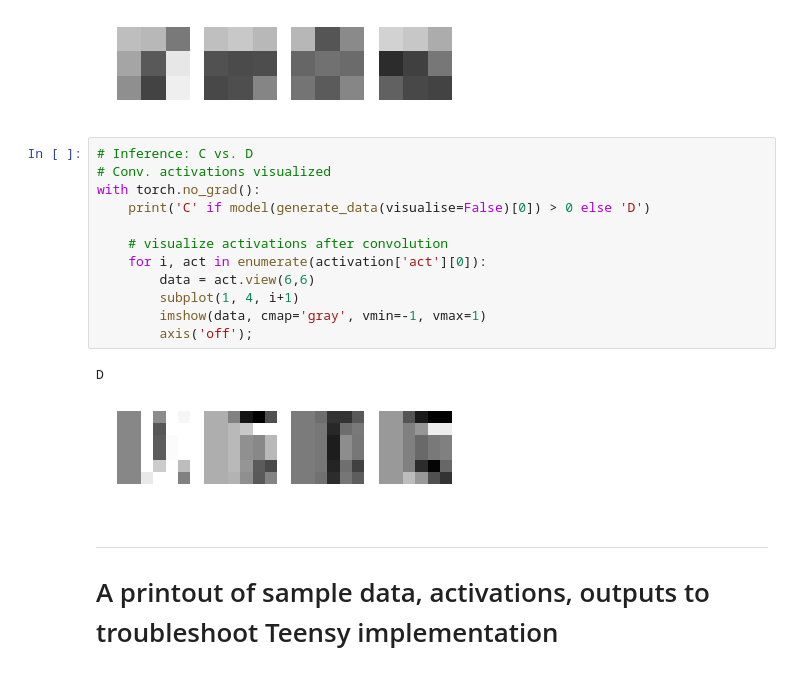
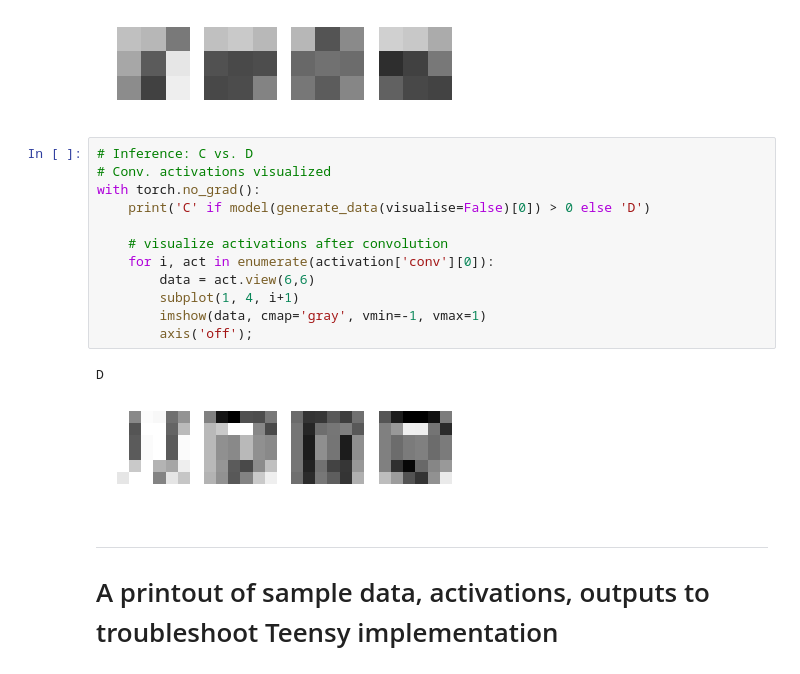
Before and after one commit to philippschmitt/Teensy-Microcontroller-Convolutional-Neural-Network, a Jupyter notebook: Network training.ipynb, the cells around one changed output. Cells and saved outputs as stored; diff of their text form.

```diff
--- a/Network training.ipynb
+++ b/Network training.ipynb
@@ -359,18 +359,18 @@ visualize_filters(model[0])
 # %%
 # Inference: C vs. D
 # Conv. activations visualized
 with torch.no_grad():
     print('C' if model(generate_data(visualise=False)[0]) > 0 else 'D')
 
     # visualize activations after convolution
-    for i, act in enumerate(activation['act'][0]):
+    for i, act in enumerate(activation['conv'][0]):
         data = act.view(6,6)
         subplot(1, 4, i+1)
         imshow(data, cmap='gray', vmin=-1, vmax=1)
         axis('off');
 # %% [output]
 D
-[figure, old version]
+[figure, new version]
 # %% [markdown]
 ---
 # A printout of sample data, activations, outputs to troubleshoot Teensy implementation
```
Also changed, not shown: parts of 10 cells of this notebook, 3 other files.
